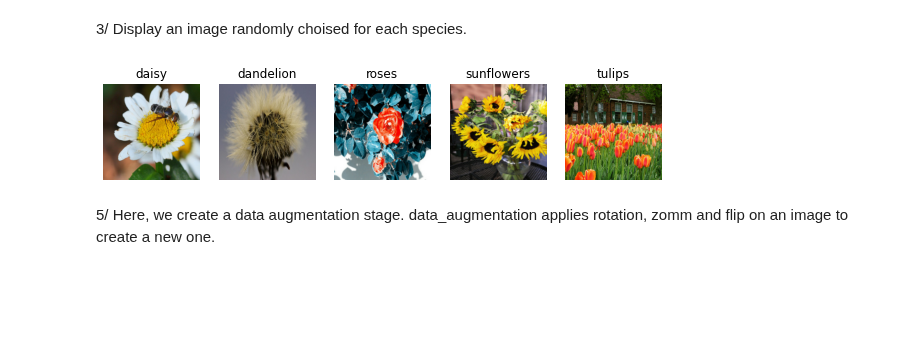
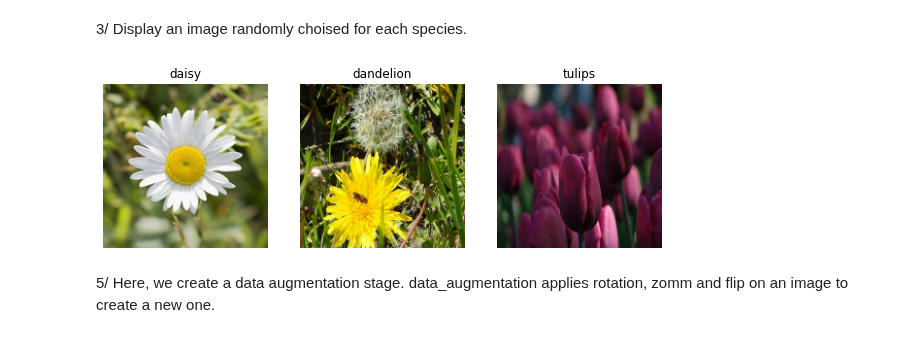
Before and after one commit to fabnancyuhp/DEEP-LEARNING, a Jupyter notebook: NOTEBOOKS/convolutional_neural_network_exercice.ipynb, the cells around one changed output. Cells and saved outputs as stored; diff of their text form; code cells hidden in the pictures; blank space fills up the shorter version.

```diff
--- a/NOTEBOOKS/convolutional_neural_network_exercice.ipynb
+++ b/NOTEBOOKS/convolutional_neural_network_exercice.ipynb
@@ -167,14 +185,14 @@ import numpy as np
 import tensorflow_datasets as tfds
 ds, info = tfds.load('tf_flowers',as_supervised=True,with_info=True)
 train_set = ds['train']
-image_tot = [tf.image.resize(im,(160, 160)).numpy().astype("uint8") for im,lab in train_set.take(3670) if lab.numpy()!=4]
-y_tot = [label.numpy() for image,label in train_set.take(3670) if label.numpy()!=4]
+image_tot = [tf.image.resize(im,(160, 160)).numpy().astype("uint8") for im,lab in train_set.take(3670) if lab.numpy() not in [3,4]]
+y_tot = [label.numpy() for image,label in train_set.take(3670) if label.numpy() not in [3,4]]
 import numpy as np
 X_image = np.concatenate(image_tot).reshape(len(y_tot),160,160,3)
 class_names = info.features['label'].names
-#y_tot = np.array([class_names[label] for image,label in train_set.take(3670)])
+y_tot = np.array([class_names[label] for image,label in train_set.take(3670) if label.numpy() not in [3,4]])
 
 #['daisy':0,'dandelion':1,'roses':2,'tulips':3]
 #['daisy','dandelion','roses','tulips']
-np.unique(y_tot),class_names
+np.unique(y_tot)
 # %% [output]
@@ -248,19 +270,19 @@ y_encoded = np.array([species_to_code[m] for m in y_tot])
 # %%
 import matplotlib.pyplot as plt
 import numpy as np
 
 i= 0
 plt.figure(figsize=(10, 10))
 for specie in np.unique(y_tot):
-  plt.subplot(1,5,i+1)
+  plt.subplot(1,3,i+1)
   ens = np.random.choice(np.where(y_tot==specie)[0],size=1,replace=False)
   image = X_image[ens][0]
   plt.imshow(image)
   plt.title(y_tot[ens][0])
   plt.axis("off")
   i +=1
 # %% [output]
-[figure, old version]
+[figure, new version]
 # %% [markdown]
 5/ Here, we create a data augmentation stage. data_augmentation applies rotation, zomm and flip on an image to create a new one.
 # %%
```
Also changed, not shown: parts of 22 cells of this notebook.
